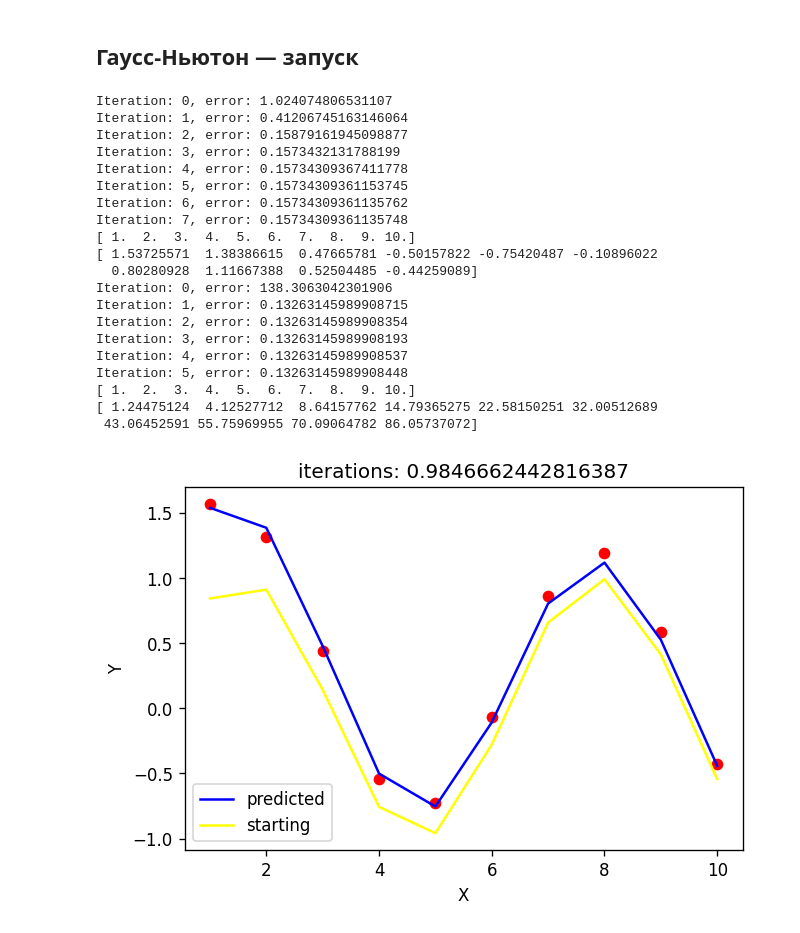
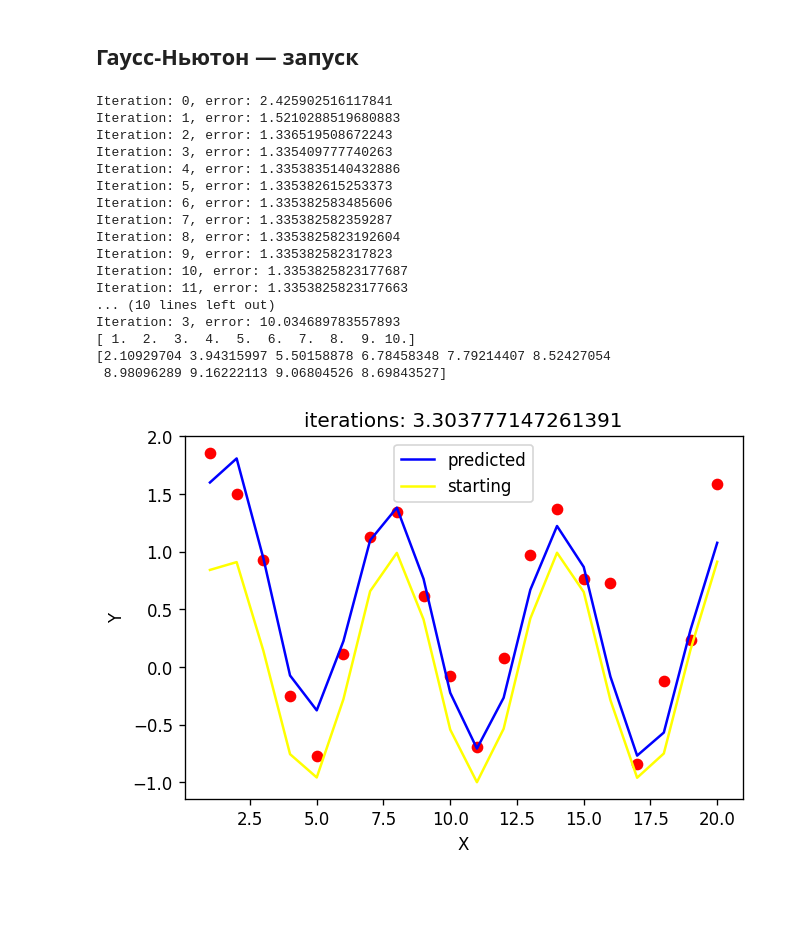
Before and after one commit to metopt-labs/lab3, a Jupyter notebook: solution.ipynb, the cells around one changed output. Saved outputs shown, nothing was run; the diff lists cells and outputs as text; code cells hidden in the pictures; blank space fills up the shorter version.

Commit message:
gauss newton done x3

```diff
--- a/solution.ipynb
+++ b/solution.ipynb
@@ -61,8 +61,7 @@ class GaussNewton:
     def fitFunction(self):
         return self.func(self.X, self.B)
 # %%
-def runGaussNewton(func, N = 10, eps = 1e-15, randCoeff = 0.2, max_iterations=1000):
-
+def runGaussNewton(func, N = 30, eps = 1e-15, randCoeff = 1, max_iterations=1000):
     def generateStartingValues():
         X = np.linspace(1, N, N)
         B = np.random.rand(2)
@@ -92,32 +91,29 @@ def runGaussNewton(func, N = 10, eps = 1e-15, randCoeff = 0.2, max_iterations=10
 # %%
 def func1(X, B):
     return (B[0] + B[1] * X) / (X**2 + B[1]) + np.sin(X)
 
-runGaussNewton(func1)
+runGaussNewton(func1, N=20)
 
 def func2(X, B):
     return B[0] * X**2 + B[1] * X
 
-runGaussNewton(func2)
+runGaussNewton(func2, N=10, randCoeff=10)
 # %% [output]
-Iteration: 0, error: 1.024074806531107
-Iteration: 1, error: 0.41206745163146064
-Iteration: 2, error: 0.15879161945098877
-Iteration: 3, error: 0.1573432131788199
-Iteration: 4, error: 0.15734309367411778
-Iteration: 5, error: 0.15734309361153745
-Iteration: 6, error: 0.15734309361135762
-Iteration: 7, error: 0.15734309361135748
+Iteration: 0, error: 2.425902516117841
+Iteration: 1, error: 1.5210288519680883
+Iteration: 2, error: 1.336519508672243
+Iteration: 3, error: 1.335409777740263
+Iteration: 4, error: 1.3353835140432886
+Iteration: 5, error: 1.335382615253373
+Iteration: 6, error: 1.335382583485606
+Iteration: 7, error: 1.335382582359287
+Iteration: 8, error: 1.3353825823192604
+Iteration: 9, error: 1.335382582317823
+Iteration: 10, error: 1.3353825823177687
+Iteration: 11, error: 1.3353825823177663
+... (10 lines left out)
+Iteration: 3, error: 10.034689783557893
 [ 1.  2.  3.  4.  5.  6.  7.  8.  9. 10.]
-[ 1.53725571  1.38386615  0.47665781 -0.50157822 -0.75420487 -0.10896022
-  0.80280928  1.11667388  0.52504485 -0.44259089]
-Iteration: 0, error: 138.3063042301906
-Iteration: 1, error: 0.13263145989908715
-Iteration: 2, error: 0.13263145989908354
-Iteration: 3, error: 0.13263145989908193
-Iteration: 4, error: 0.13263145989908537
-Iteration: 5, error: 0.13263145989908448
-[ 1.  2.  3.  4.  5.  6.  7.  8.  9. 10.]
-[ 1.24475124  4.12527712  8.64157762 14.79365275 22.58150251 32.00512689
- 43.06452591 55.75969955 70.09064782 86.05737072]
+[2.10929704 3.94315997 5.50158878 6.78458348 7.79214407 8.52427054
+ 8.98096289 9.16222113 9.06804526 8.69843527]
-[figure, old version]
+[figure, new version]
```
Also changed, not shown: parts of 1 cell of this notebook.
